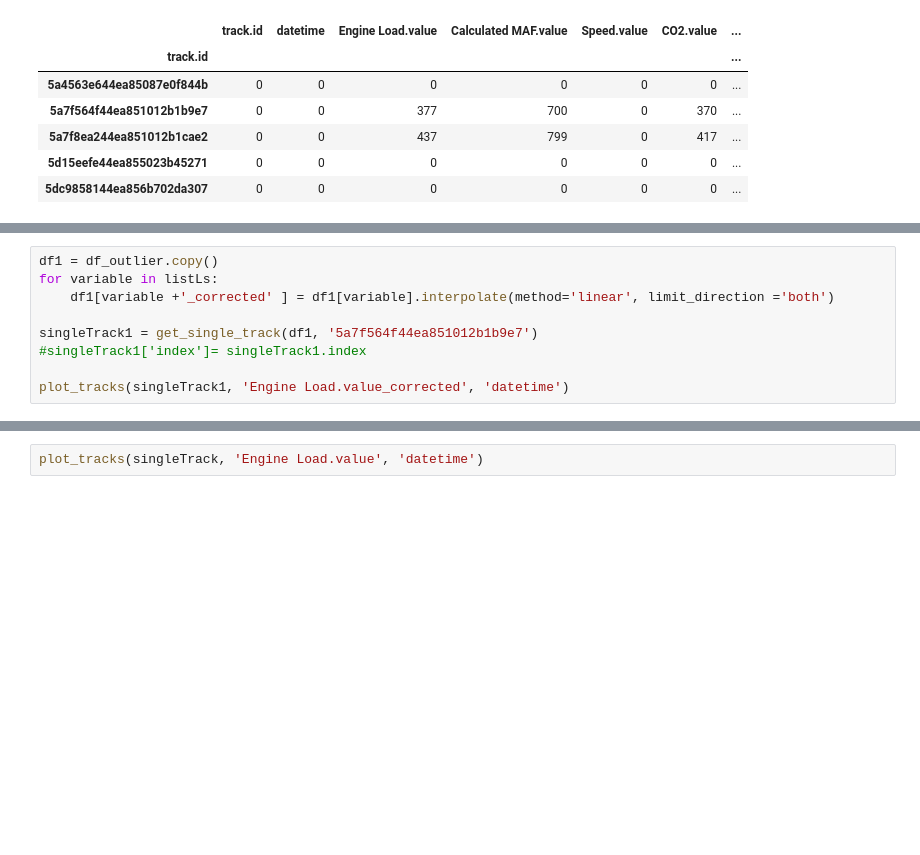
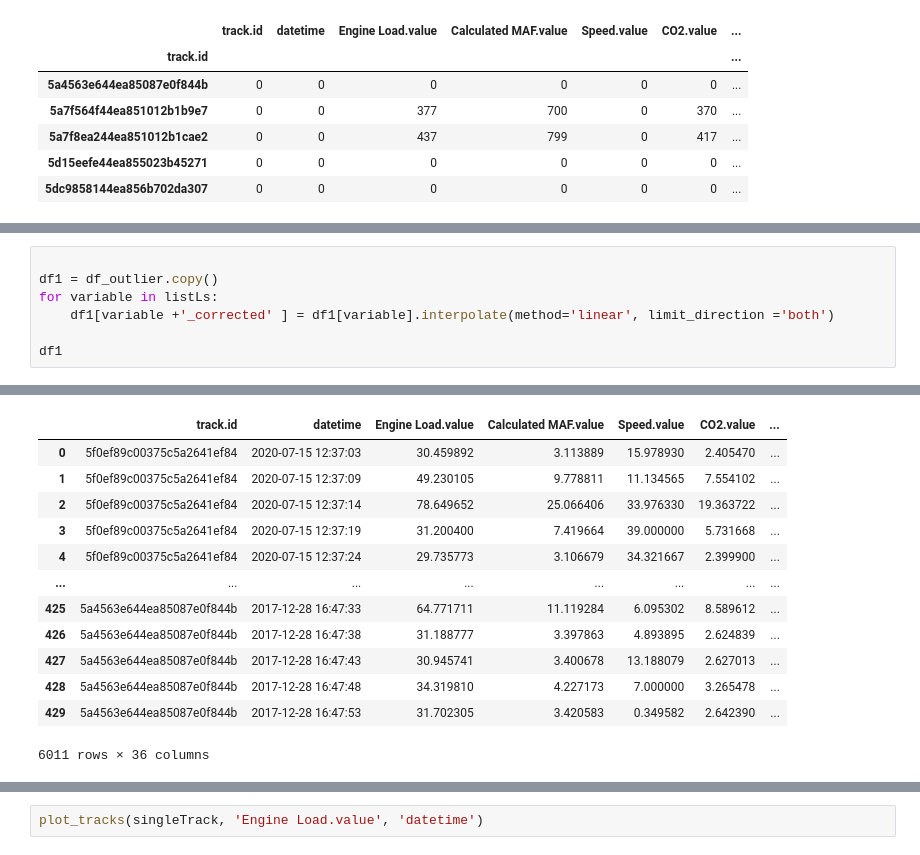
Before and after one commit to imkeines/eda_quality, a Jupyter notebook: examples/EDA_handling_missing_values.ipynb, the cells around one changed output, grey strips where cells are left out. Cells and saved outputs as stored; diff of their text form; blank space fills up the shorter version.

```diff
--- a/examples/EDA_handling_missing_values.ipynb
+++ b/examples/EDA_handling_missing_values.ipynb
@@ -226,12 +237,10 @@ df_outlier.groupby('track.id').apply(lambda x: x.isna().sum()/len(x)*100).head()
 | 5d15eefe44ea855023b45271 | 0.0 | 0.0 | 0.000000 | 0.0 | 0.0 | 0.000000 | ... |
 | 5dc9858144ea856b702da307 | 0.0 | 0.0 | 0.000000 | 0.0 | 0.0 | 0.000000 | ... |
 # %%
+
 df1 = df_outlier.copy()
 for variable in listLs:
     df1[variable +'_corrected' ] = df1[variable].interpolate(method='linear', limit_direction ='both')
 
-singleTrack1 = get_single_track(df1, '5a7f564f44ea851012b1b9e7')
-#singleTrack1['index']= singleTrack1.index
-
-plot_tracks(singleTrack1, 'Engine Load.value_corrected', 'datetime')
+df1
 # %% [output]
@@ -238,0 +247,13 @@ plot_tracks(singleTrack1, 'Engine Load.value_corrected', 'datetime')
+|  | track.id | datetime | Engine Load.value | Calculated MAF.value | Speed.value | CO2.value | ... |
+| 0 | 5f0ef89c00375c5a2641ef84 | 2020-07-15 12:37:03 | 30.459892 | 3.113889 | 15.978930 | 2.405470 | ... |
+| 1 | 5f0ef89c00375c5a2641ef84 | 2020-07-15 12:37:09 | 49.230105 | 9.778811 | 11.134565 | 7.554102 | ... |
+| 2 | 5f0ef89c00375c5a2641ef84 | 2020-07-15 12:37:14 | 78.649652 | 25.066406 | 33.976330 | 19.363722 | ... |
+| 3 | 5f0ef89c00375c5a2641ef84 | 2020-07-15 12:37:19 | 31.200400 | 7.419664 | 39.000000 | 5.731668 | ... |
+| 4 | 5f0ef89c00375c5a2641ef84 | 2020-07-15 12:37:24 | 29.735773 | 3.106679 | 34.321667 | 2.399900 | ... |
+| ... | ... | ... | ... | ... | ... | ... | ... |
+| 425 | 5a4563e644ea85087e0f844b | 2017-12-28 16:47:33 | 64.771711 | 11.119284 | 6.095302 | 8.589612 | ... |
+| 426 | 5a4563e644ea85087e0f844b | 2017-12-28 16:47:38 | 31.188777 | 3.397863 | 4.893895 | 2.624839 | ... |
+| 427 | 5a4563e644ea85087e0f844b | 2017-12-28 16:47:43 | 30.945741 | 3.400678 | 13.188079 | 2.627013 | ... |
+| 428 | 5a4563e644ea85087e0f844b | 2017-12-28 16:47:48 | 34.319810 | 4.227173 | 7.000000 | 3.265478 | ... |
+| 429 | 5a4563e644ea85087e0f844b | 2017-12-28 16:47:53 | 31.702305 | 3.420583 | 0.349582 | 2.642390 | ... |
+6011 rows × 36 columns
```
Also changed, not shown: parts of 4 cells of this notebook, 13 other files.
